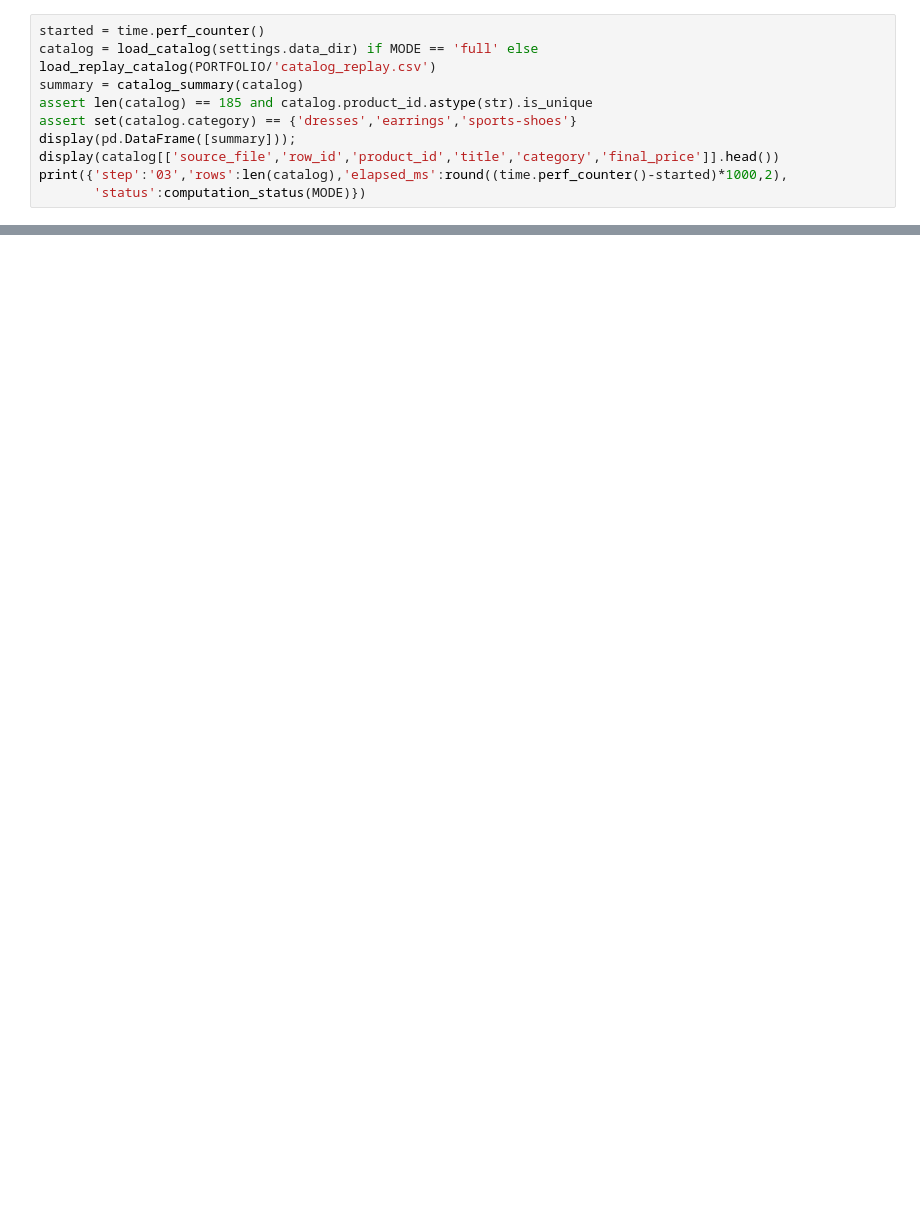
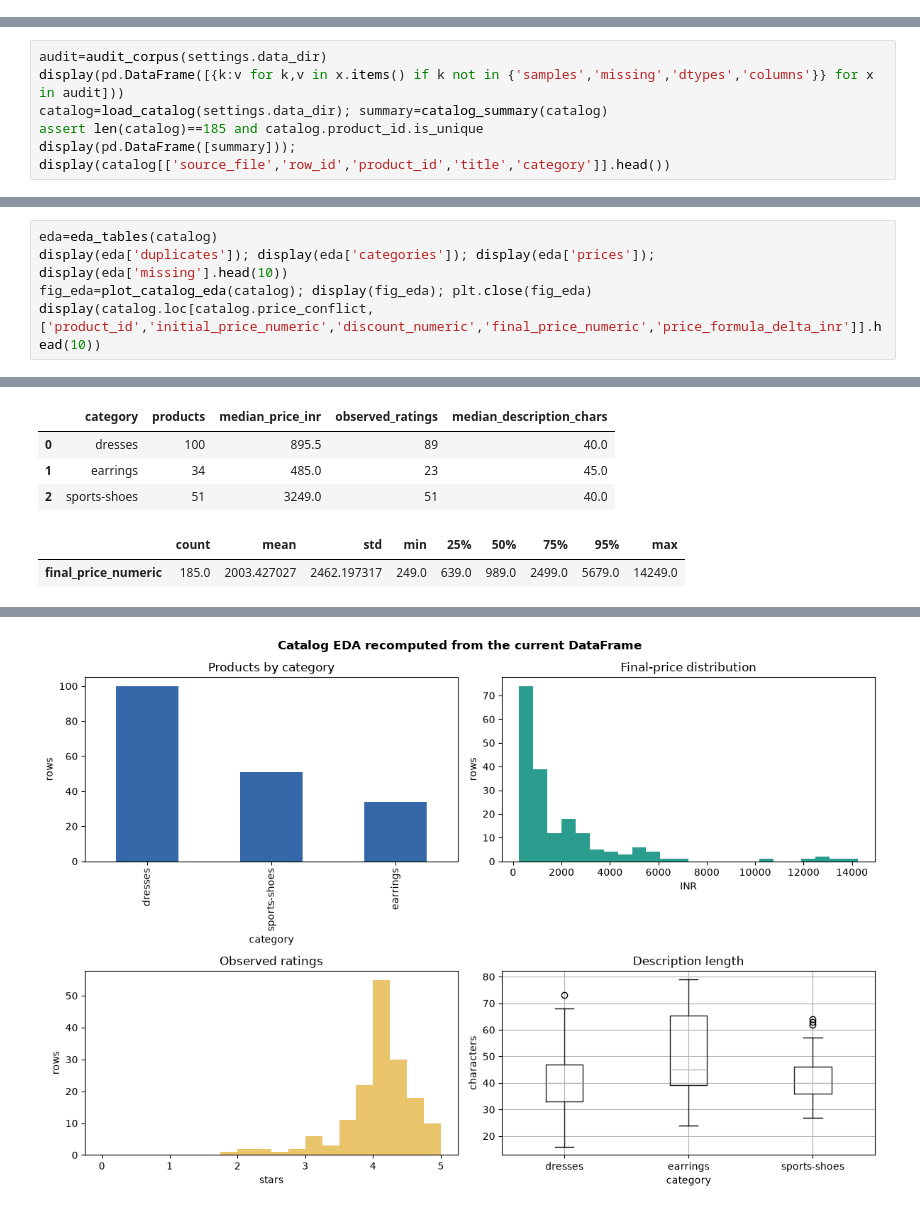
Before and after one commit to Eclipse-XS/Neural-Network-Technologies-and-Systems, a Jupyter notebook: labs/lab03_rag/notebooks/01_redis_csv_rag.ipynb, the cells around one changed output, grey strips where cells are left out. Cells and saved outputs as stored; diff of their text form; blank space fills up the shorter version.

```diff
--- a/labs/lab03_rag/notebooks/01_redis_csv_rag.ipynb
+++ b/labs/lab03_rag/notebooks/01_redis_csv_rag.ipynb
@@ -69,9 +0,0 @@ Full читає три сирі CSV через production loader. Replay чит
-# %%
-started = time.perf_counter()
-catalog = load_catalog(settings.data_dir) if MODE == 'full' else load_replay_catalog(PORTFOLIO/'catalog_replay.csv')
-summary = catalog_summary(catalog)
-assert len(catalog) == 185 and catalog.product_id.astype(str).is_unique
-assert set(catalog.category) == {'dresses','earrings','sports-shoes'}
-display(pd.DataFrame([summary])); display(catalog[['source_file','row_id','product_id','title','category','final_price']].head())
-print({'step':'03','rows':len(catalog),'elapsed_ms':round((time.perf_counter()-started)*1000,2),
-       'status':computation_status(MODE)})
@@ -445,0 +57,6 @@ print({'chart_source':'current metrics DataFrame','status':computation_status(MO
+# %%
+audit=audit_corpus(settings.data_dir)
+display(pd.DataFrame([{k:v for k,v in x.items() if k not in {'samples','missing','dtypes','columns'}} for x in audit]))
+catalog=load_catalog(settings.data_dir); summary=catalog_summary(catalog)
+assert len(catalog)==185 and catalog.product_id.is_unique
+display(pd.DataFrame([summary])); display(catalog[['source_file','row_id','product_id','title','category']].head())
@@ -445,0 +80,6 @@ print({'chart_source':'current metrics DataFrame','status':computation_status(MO
+# %%
+eda=eda_tables(catalog)
+display(eda['duplicates']); display(eda['categories']); display(eda['prices']); display(eda['missing'].head(10))
+fig_eda=plot_catalog_eda(catalog); display(fig_eda); plt.close(fig_eda)
+display(catalog.loc[catalog.price_conflict,['product_id','initial_price_numeric','discount_numeric','final_price_numeric','price_formula_delta_inr']].head(10))
+# %% [output]
@@ -445,0 +88,6 @@ print({'chart_source':'current metrics DataFrame','status':computation_status(MO
+|  | category | products | median_price_inr | observed_ratings | median_description_chars |
+| 0 | dresses | 100 | 895.5 | 89 | 40.0 |
+| 1 | earrings | 34 | 485.0 | 23 | 45.0 |
+| 2 | sports-shoes | 51 | 3249.0 | 51 | 40.0 |
+|  | count | mean | std | min | 25% | 50% | 75% | 95% | max |
+| final_price_numeric | 185.0 | 2003.427027 | 2462.197317 | 249.0 | 639.0 | 989.0 | 2499.0 | 5679.0 | 14249.0 |
@@ -445,0 +105 @@ print({'chart_source':'current metrics DataFrame','status':computation_status(MO
+[figure, added]
```
Also changed, not shown: parts of 65 cells of this notebook, 33 other files.
